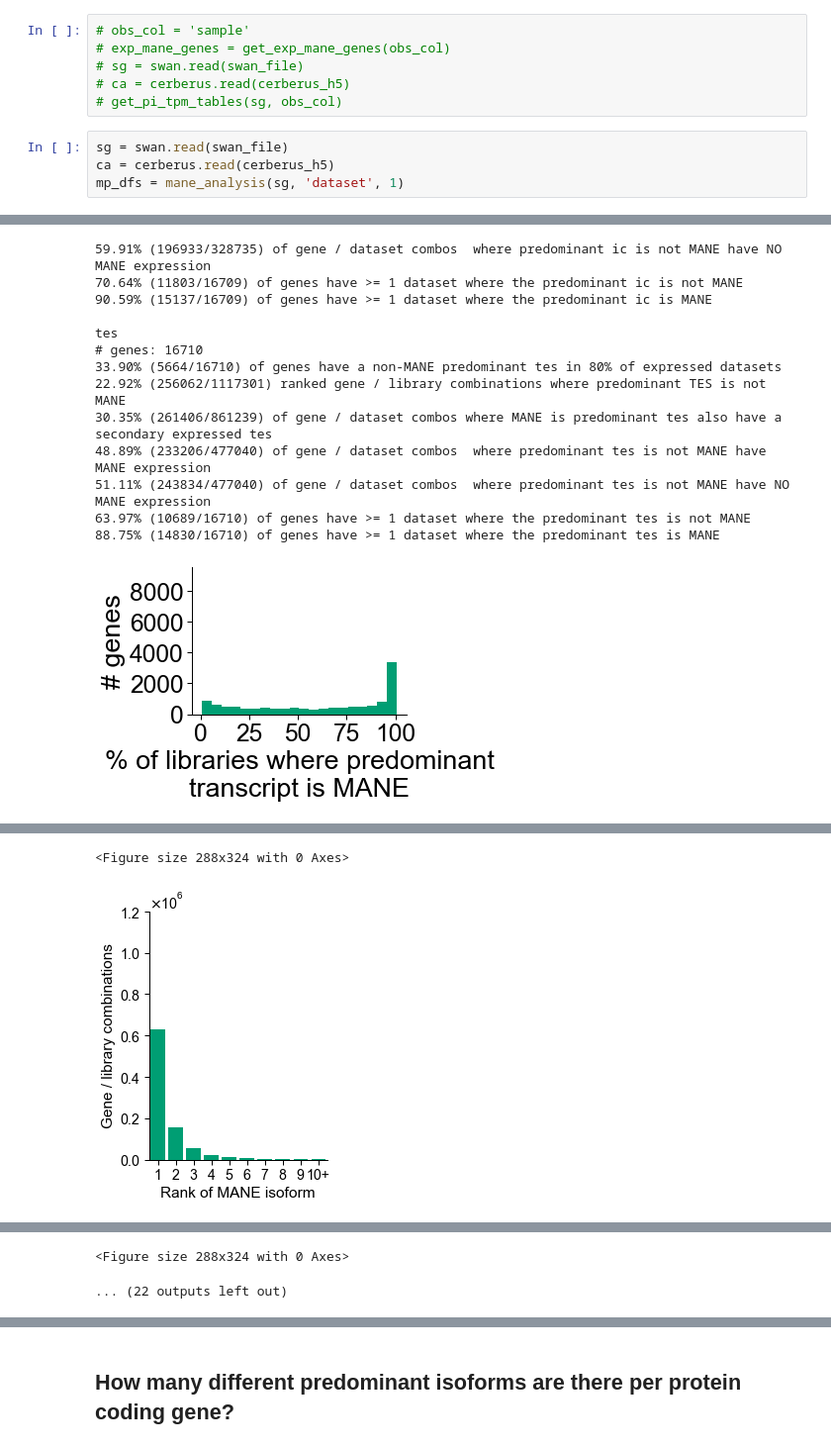
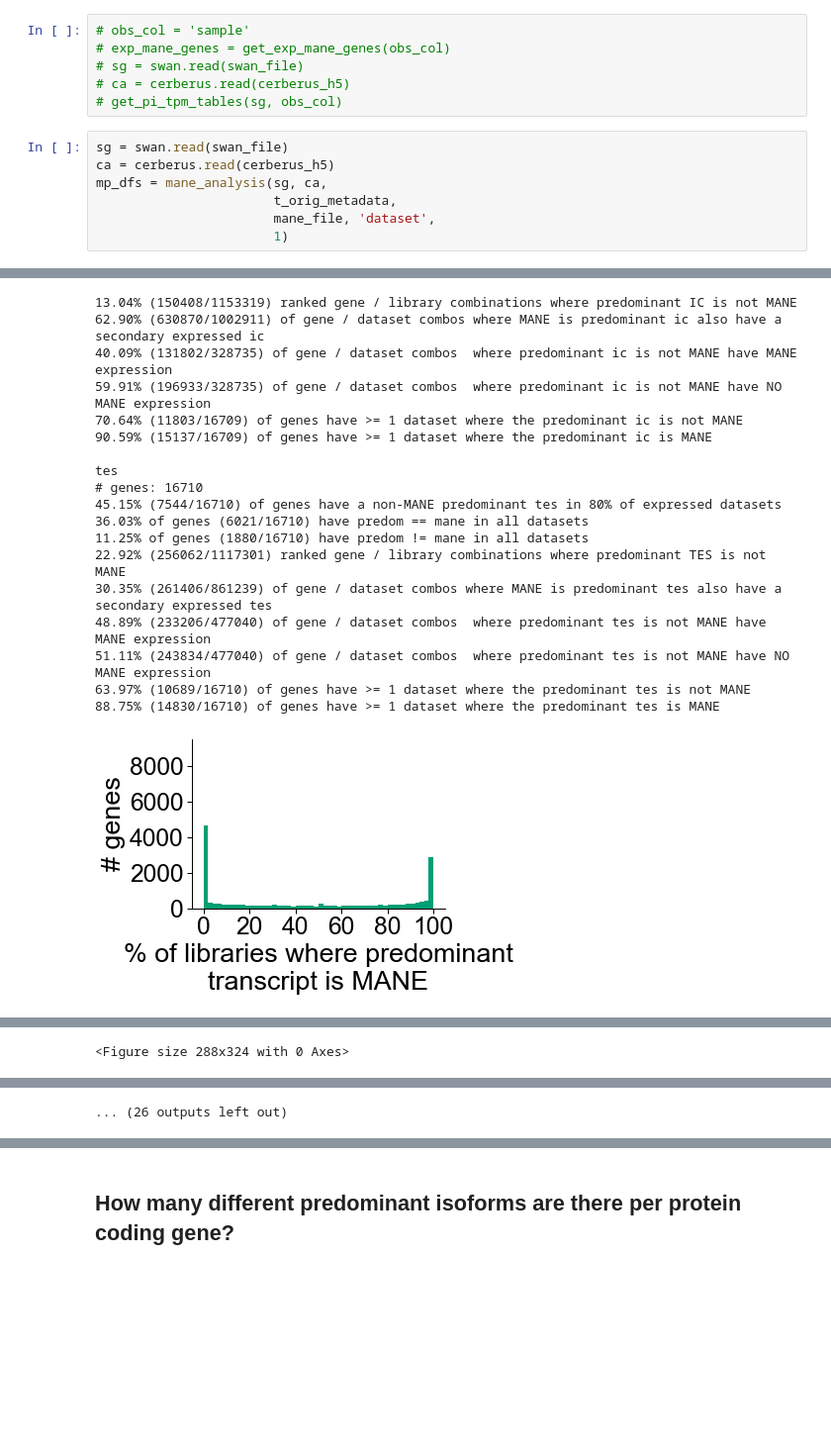
Before and after one commit to fairliereese/rnawg, a Jupyter notebook: figures/fig_4_sample_major/fig_mane.ipynb, the cells around one changed output, grey strips where cells are left out. Shown at 99% size. Saved outputs shown, nothing was run; the diff lists cells and outputs as text; blank space fills up the shorter version.

Commit message:
update w/ new histogram for mane analysis

```diff
--- a/figures/fig_4_sample_major/fig_mane.ipynb
+++ b/figures/fig_4_sample_major/fig_mane.ipynb
@@ -582,7 +585,10 @@ def mane_analysis(sg, obs_col, min_feat_tpm):
 # %%
 sg = swan.read(swan_file)
 ca = cerberus.read(cerberus_h5)
-mp_dfs = mane_analysis(sg, 'dataset', 1)
+mp_dfs = mane_analysis(sg, ca,
+                       t_orig_metadata,
+                       mane_file, 'dataset',
+                       1)
 # %% [output]
 Read in graph from ../../lr_bulk/cerberus/swan/swan_meta.p
 triplet
@@ -604,14 +610,19 @@ tss
+13.04% (150408/1153319) ranked gene / library combinations where predominant IC is not MANE
+62.90% (630870/1002911) of gene / dataset combos where MANE is predominant ic also have a secondary expressed ic
+40.09% (131802/328735) of gene / dataset combos  where predominant ic is not MANE have MANE expression
 59.91% (196933/328735) of gene / dataset combos  where predominant ic is not MANE have NO MANE expression
 70.64% (11803/16709) of genes have >= 1 dataset where the predominant ic is not MANE
 90.59% (15137/16709) of genes have >= 1 dataset where the predominant ic is MANE
 
 tes
 # genes: 16710
-33.90% (5664/16710) of genes have a non-MANE predominant tes in 80% of expressed datasets
+45.15% (7544/16710) of genes have a non-MANE predominant tes in 80% of expressed datasets
+36.03% of genes (6021/16710) have predom == mane in all datasets
+11.25% of genes (1880/16710) have predom != mane in all datasets
 22.92% (256062/1117301) ranked gene / library combinations where predominant TES is not MANE
 30.35% (261406/861239) of gene / dataset combos where MANE is predominant tes also have a secondary expressed tes
 48.89% (233206/477040) of gene / dataset combos  where predominant tes is not MANE have MANE expression
 51.11% (243834/477040) of gene / dataset combos  where predominant tes is not MANE have NO MANE expression
 63.97% (10689/16710) of genes have >= 1 dataset where the predominant tes is not MANE
 88.75% (14830/16710) of genes have >= 1 dataset where the predominant tes is MANE
-[figure, old version]
+[figure, new version]
@@ -618,2 +630 @@ tes
 <Figure size 288x324 with 0 Axes>
-[figure, old version]
@@ -626,5 +638,4 @@ tes
-<Figure size 288x324 with 0 Axes>
+... (26 outputs left out)
-... (22 outputs left out)
 # %%
 sg = swan.read(swan_file)
 ca = cerberus.read(cerberus_h5)
```
Also changed, not shown: parts of 9 cells of this notebook, 33 other files.
